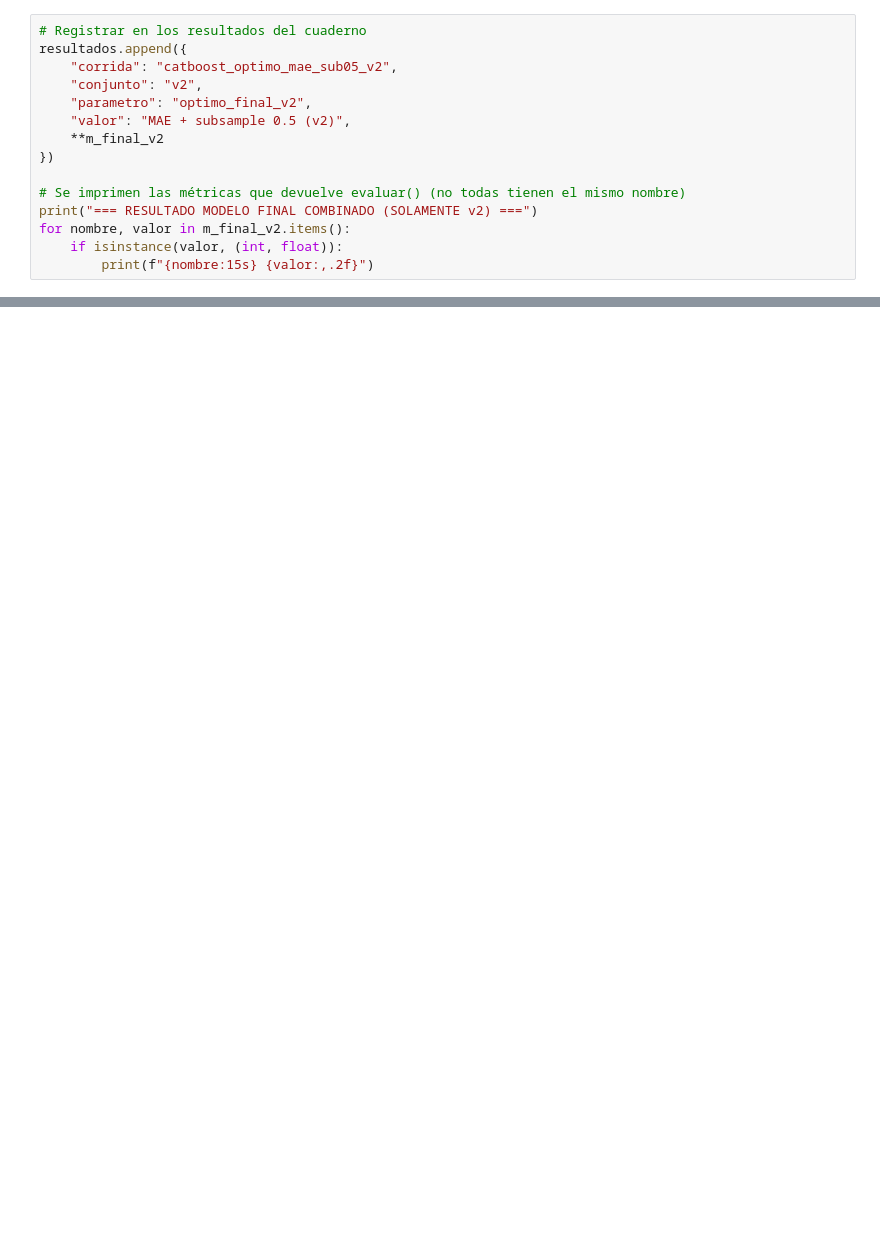
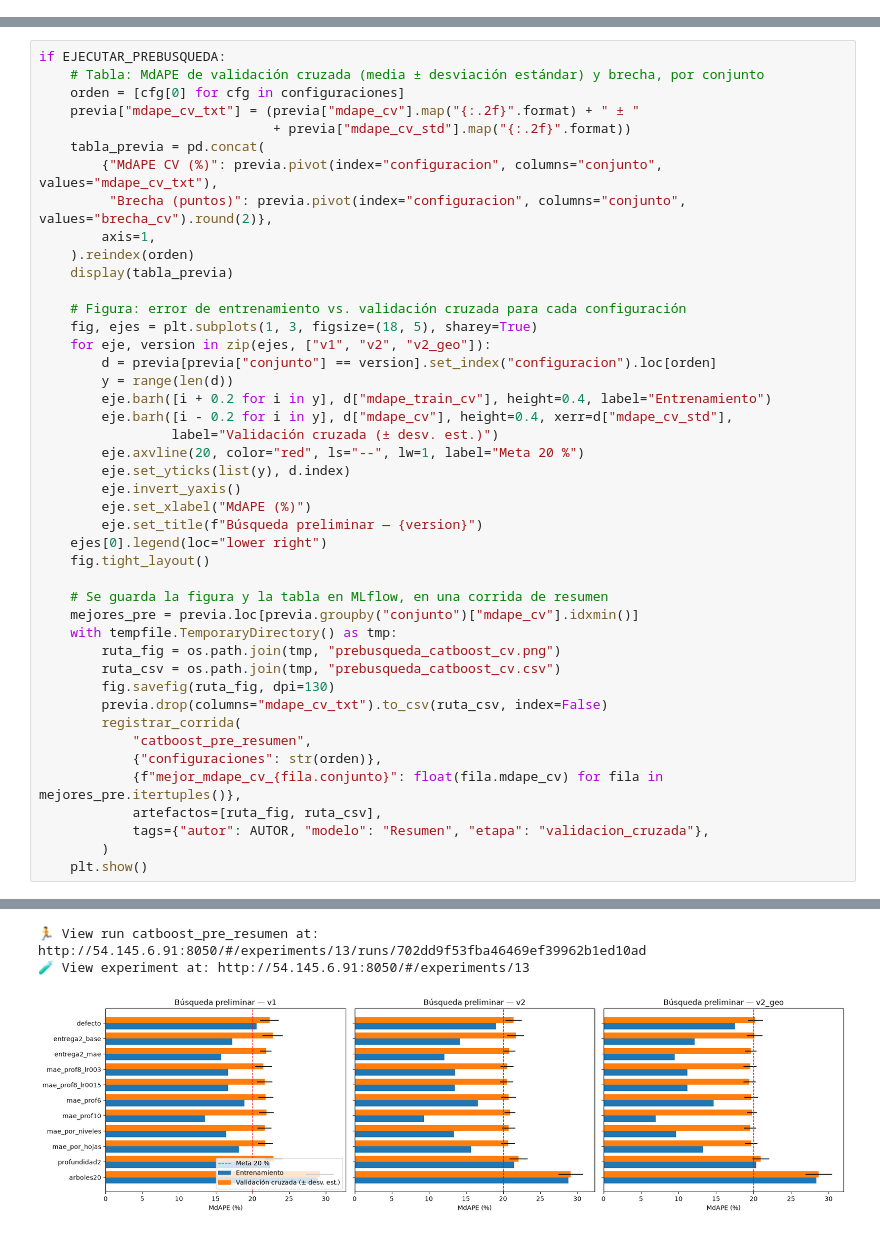
Before and after one commit to EdgarIMR/precios_airbnb_bogota, a Jupyter notebook: notebooks/06_catboost.ipynb, the cells around one changed output, grey strips where cells are left out. Cells and saved outputs as stored; diff of their text form; blank space fills up the shorter version.

Commit message:
Catboost notebook update

```diff
--- a/notebooks/06_catboost.ipynb
+++ b/notebooks/06_catboost.ipynb
@@ -203,15 +0,0 @@ m_final_v2 = evaluar(
-# %%
-# Registrar en los resultados del cuaderno
-resultados.append({
-    "corrida": "catboost_optimo_mae_sub05_v2",
-    "conjunto": "v2",
-    "parametro": "optimo_final_v2",
-    "valor": "MAE + subsample 0.5 (v2)",
-    **m_final_v2
-})
-
-# Se imprimen las métricas que devuelve evaluar() (no todas tienen el mismo nombre)
-print("=== RESULTADO MODELO FINAL COMBINADO (SOLAMENTE v2) ===")
-for nombre, valor in m_final_v2.items():
-    if isinstance(valor, (int, float)):
-        print(f"{nombre:15s} {valor:,.2f}")
@@ -224,0 +151,45 @@ mdape_train     12.71
+# %%
+if EJECUTAR_PREBUSQUEDA:
+    # Tabla: MdAPE de validación cruzada (media ± desviación estándar) y brecha, por conjunto
+    orden = [cfg[0] for cfg in configuraciones]
+    previa["mdape_cv_txt"] = (previa["mdape_cv"].map("{:.2f}".format) + " ± "
+                              + previa["mdape_cv_std"].map("{:.2f}".format))
+    tabla_previa = pd.concat(
+        {"MdAPE CV (%)": previa.pivot(index="configuracion", columns="conjunto", values="mdape_cv_txt"),
+         "Brecha (puntos)": previa.pivot(index="configuracion", columns="conjunto", values="brecha_cv").round(2)},
+        axis=1,
+    ).reindex(orden)
+    display(tabla_previa)
+
+    # Figura: error de entrenamiento vs. validación cruzada para cada configuración
+    fig, ejes = plt.subplots(1, 3, figsize=(18, 5), sharey=True)
+    for eje, version in zip(ejes, ["v1", "v2", "v2_geo"]):
+        d = previa[previa["conjunto"] == version].set_index("configuracion").loc[orden]
+        y = range(len(d))
+        eje.barh([i + 0.2 for i in y], d["mdape_train_cv"], height=0.4, label="Entrenamiento")
+        eje.barh([i - 0.2 for i in y], d["mdape_cv"], height=0.4, xerr=d["mdape_cv_std"],
+                 label="Validación cruzada (± desv. est.)")
+        eje.axvline(20, color="red", ls="--", lw=1, label="Meta 20 %")
+        eje.set_yticks(list(y), d.index)
+        eje.invert_yaxis()
+        eje.set_xlabel("MdAPE (%)")
+        eje.set_title(f"Búsqueda preliminar — {version}")
+    ejes[0].legend(loc="lower right")
+    fig.tight_layout()
+
+    # Se guarda la figura y la tabla en MLflow, en una corrida de resumen
+    mejores_pre = previa.loc[previa.groupby("conjunto")["mdape_cv"].idxmin()]
+    with tempfile.TemporaryDirectory() as tmp:
+        ruta_fig = os.path.join(tmp, "prebusqueda_catboost_cv.png")
+        ruta_csv = os.path.join(tmp, "prebusqueda_catboost_cv.csv")
+        fig.savefig(ruta_fig, dpi=130)
+        previa.drop(columns="mdape_cv_txt").to_csv(ruta_csv, index=False)
+        registrar_corrida(
+            "catboost_pre_resumen",
+            {"configuraciones": str(orden)},
+            {f"mejor_mdape_cv_{fila.conjunto}": float(fila.mdape_cv) for fila in mejores_pre.itertuples()},
+            artefactos=[ruta_fig, ruta_csv],
+            tags={"autor": AUTOR, "modelo": "Resumen", "etapa": "validacion_cruzada"},
+        )
+    plt.show()
+# %% [output]
@@ -224,0 +210,3 @@ mdape_train     12.71
+🏃 View run catboost_pre_resumen at: http://54.145.6.91:8050/#/experiments/13/runs/702dd9f53fba46469ef39962b1ed10ad
+🧪 View experiment at: http://54.145.6.91:8050/#/experiments/13
+[figure, added]
```
Also changed, not shown: parts of 36 cells of this notebook.
